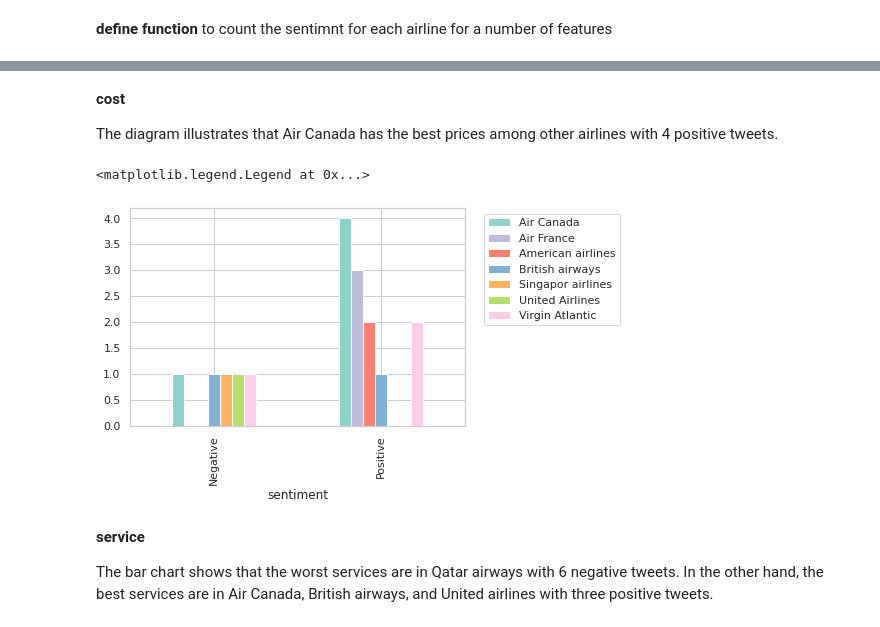
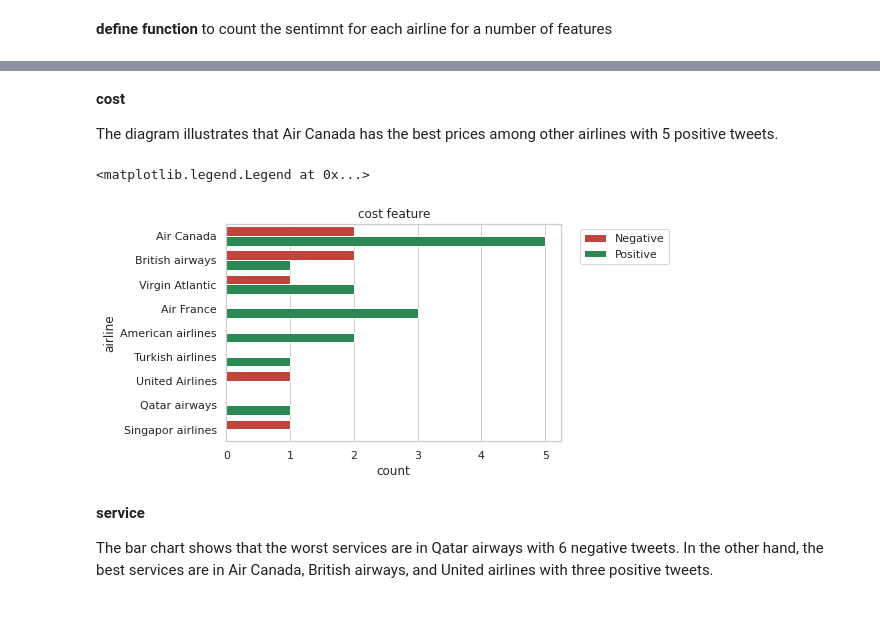
Before and after one commit to buthaina279/DS_Capstone_NLP, a Jupyter notebook: EDA.ipynb, the cells around one changed output, grey strips where cells are left out. Drawn from its saved outputs; the diff is of its cells as text; code cells hidden in the pictures.

```diff
--- a/EDA.ipynb
+++ b/EDA.ipynb
@@ -327,11 +305,14 @@ airline['text'] = airline['text'].apply(eval)
 #word in text
 #sentiment
 #reason
-#keyword_list = ['internet']
-#reasons_list = []
-#for index, airline_list in enumerate(airline['list_text']):
-#  if any(word in airline_list for word in keyword_list):
-#    print(airline['airline'][index]," ", airline['sentiment'][index],airline_list)
+# late time waiting
+#resumed, restrat
+keyword_list = ['payment']
+reasons_list = []
+for index, airline_list in enumerate(airline['text']):
+  if any(word in airline_list for word in keyword_list):
+    print(airline_list, airline['sentiment'][index])
+    #print(airline['airline'][index]," ", airline['sentiment'][index],airline_list)
 # %% [markdown]
 **define function** to count the sentimnt for each airline for a number of features
 # %%
@@ -344,8 +325,8 @@ def getfeatures(feature, keyword_list):
       feature_dict.setdefault("sentiment", []).append(airline['sentiment'][index])
       #feature_dict.setdefault("reason", []).append(airline['reason'][index])
   feature_df = pd.DataFrame.from_dict(feature_dict)
-  feature_group = feature_df.groupby(['sentiment', 'airline']).sentiment.count().unstack()
-  return feature_group
+  #feature_group = feature_df.groupby(['airline','sentiment']).sentiment.count().unstack()
+  return feature_df
 # %% [markdown]
 **cancel**
 
@@ -352,0 +334,6 @@ The bar chart demonstrates that United Airlines is the highest airline in cancel
+# %%
+cancel_results = getfeatures("cancel", ['canceled', 'cancellation'])
+sns.set_theme(style="whitegrid")
+ax = sns.countplot(y="airline",data=cancel_results, hue= 'sentiment',palette= color_list, order = cancel_results['airline'].value_counts().index)
+plt.title('cancel feature')
+plt.legend(bbox_to_anchor=(1.04,1), loc="upper left")
@@ -371,0 +352,7 @@ plt.legend(bbox_to_anchor=(1.04,1), loc="upper left")
+# %%
+#pos green neg red and put % and sort pos and title airline change y
+staff_results = getfeatures("staff", ['staff', 'crew'])
+sns.set_theme(style="whitegrid")
+ax = sns.countplot(y="airline",data=staff_results, hue= 'sentiment',palette= color_list, order = staff_results['airline'].value_counts().index)
+plt.title('staff feature')
+plt.legend(bbox_to_anchor=(1.04,1), loc="upper left")
@@ -372,14 +362,17 @@ plt.legend(bbox_to_anchor=(1.04,1), loc="upper left")
 # %% [markdown]
 **cost**
 
-The diagram illustrates that Air Canada has the best prices among other airlines with 4 positive tweets.
+The diagram illustrates that Air Canada has the best prices among other airlines with 5 positive tweets.
 # %%
+#change x to airlines
 cost_results = getfeatures("cost", ['price', 'money', 'cheap', 'expensive', 'cost'])
-cost_results.plot(kind='bar', color = color_list)
+sns.set_theme(style="whitegrid")
+ax = sns.countplot(y="airline",data=cost_results, hue= 'sentiment',palette= ['#d73027', '#1a9850'], order = cost_results['airline'].value_counts().index)
+plt.title('cost feature')
 plt.legend(bbox_to_anchor=(1.04,1), loc="upper left")
 # %% [output]
 <matplotlib.legend.Legend at 0x...>
-[figure, old version]
+[figure, new version]
 # %% [markdown]
 **service**
 
```
Also changed, not shown: parts of 30 cells of this notebook.
